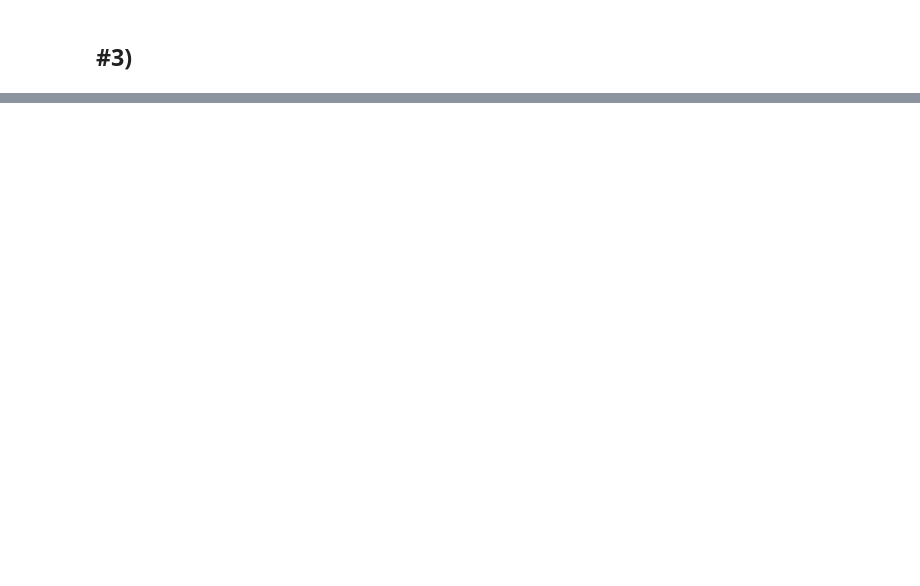
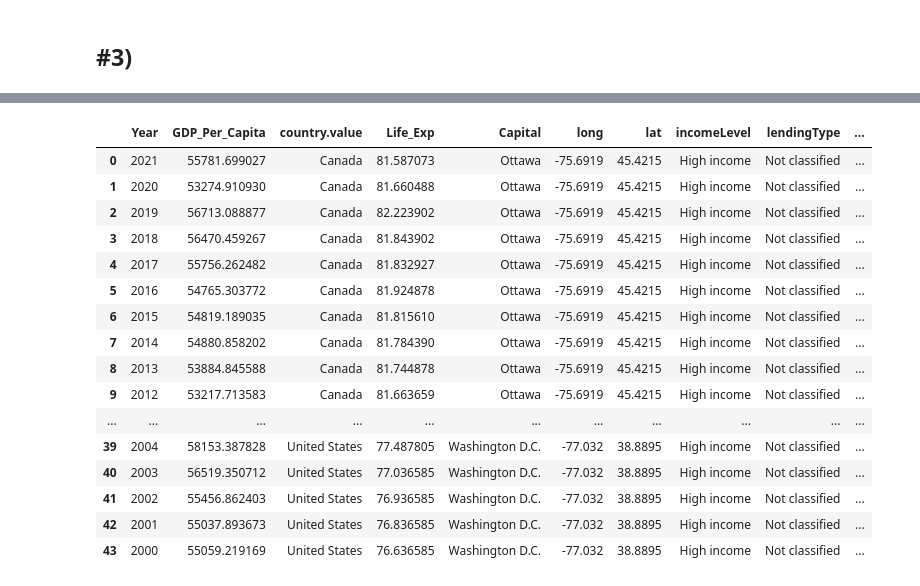
Before and after one commit to nss-data-science-cohort-8/api-exercise-ThomasDavis4757, a Jupyter notebook: notebooks/UN_Api.ipynb, the cells around one changed output, grey strips where cells are left out. Cells and saved outputs as stored; diff of their text form; code cells hidden in the pictures; blank space fills up the shorter version.

```diff
--- a/notebooks/UN_Api.ipynb
+++ b/notebooks/UN_Api.ipynb
@@ -147,0 +613,89 @@ gdp_merged
+# %%
+endpoint = 'https://api.worldbank.org/v2/country/us;can/indicator/NY.GDP.PCAP.PP.KD'
+
+params = {
+    'format': 'json',
+    'per_page': 44,
+    'date':'2000:2021'
+}
+
+response = requests.get(endpoint, params = params)
+res = response.json()
+gdp_ppp = pd.json_normalize(res[1])
+gdp_ppp = gdp_ppp.drop(['indicator.id','indicator.value','decimal','unit','obs_status'], axis = 1)
+gdp_ppp.rename(columns = {'value':'GDP_Per_Capita','date':'Year'}, inplace = True)
+
+########################################################
+
+endpoint2 = 'https://api.worldbank.org/v2/country/us;can/indicator/SP.DYN.LE00.IN'
+
+params2 = {
+    'format': 'json',
+    'per_page': 44,
+    'date':'2000:2021'
+}
+
+response2 = requests.get(endpoint2, params = params2)
+res2 = response2.json()
+LifeExp_TotYears = pd.json_normalize(res2[1])
+LifeExp_TotYears = LifeExp_TotYears.drop(['unit','obs_status','decimal','indicator.id','indicator.value'], axis = 1)
+LifeExp_TotYears.rename(columns = {'value':'Life_Exp','date':'Year'}, inplace = True)
+
+#################################################################
+
+gdp_merged = pd.merge(
+    left = gdp_ppp,
+    right = LifeExp_TotYears,
+    indicator = True
+)
+
+gdp_merged.rename(columns = {'countryiso3code':'id'}, inplace = True)
+gdp_merged = gdp_merged.drop(['_merge'], axis = 1)
+
+#######################################################
+
+endpoint3 = 'https://api.worldbank.org/v2/country/us;can'
+
+params3 = {
+    'format': 'json',
+    'per_page': 2,
+    'date':'2000:2021'
+}
+
+response3 = requests.get(endpoint3, params = params3)
+res3 = response3.json()
+Countries = pd.json_normalize(res3[1])
+Countries = Countries.drop(['iso2Code','region.id','region.iso2code','adminregion.id','adminregion.iso2code','incomeLevel.id','incomeLevel.iso2code','lendingType.id','lendingType.iso2code'], axis = 1)
+
+###########################################################
+
+countries_Merged = pd.merge(
+    left = gdp_merged,
+    right = Countries,
+    left_on = 'id',
+    right_on = 'id',
+    validate = "many_to_one",
+    how = 'left',
+    indicator = True
+)
+countries_Merged = countries_Merged.drop(['id','country.id','name','region.value','adminregion.value'], axis = 1)
+countries_Merged.rename(columns = {'date':'Year','country':'Country','capitalCity':'Capital','longitude':'long','latitude':'lat','incomeLevel.value':'incomeLevel','lendingType.value':'lendingType'}, inplace = True)
+countries_Merged
+# %% [output]
+|  | Year | GDP_Per_Capita | country.value | Life_Exp | Capital | long | lat | incomeLevel | lendingType | ... |
+| 0 | 2021 | 55781.699027 | Canada | 81.587073 | Ottawa | -75.6919 | 45.4215 | High income | Not classified | ... |
+| 1 | 2020 | 53274.910930 | Canada | 81.660488 | Ottawa | -75.6919 | 45.4215 | High income | Not classified | ... |
+| 2 | 2019 | 56713.088877 | Canada | 82.223902 | Ottawa | -75.6919 | 45.4215 | High income | Not classified | ... |
+| 3 | 2018 | 56470.459267 | Canada | 81.843902 | Ottawa | -75.6919 | 45.4215 | High income | Not classified | ... |
+| 4 | 2017 | 55756.262482 | Canada | 81.832927 | Ottawa | -75.6919 | 45.4215 | High income | Not classified | ... |
+| 5 | 2016 | 54765.303772 | Canada | 81.924878 | Ottawa | -75.6919 | 45.4215 | High income | Not classified | ... |
+| 6 | 2015 | 54819.189035 | Canada | 81.815610 | Ottawa | -75.6919 | 45.4215 | High income | Not classified | ... |
+| 7 | 2014 | 54880.858202 | Canada | 81.784390 | Ottawa | -75.6919 | 45.4215 | High income | Not classified | ... |
+| 8 | 2013 | 53884.845588 | Canada | 81.744878 | Ottawa | -75.6919 | 45.4215 | High income | Not classified | ... |
+| 9 | 2012 | 53217.713583 | Canada | 81.663659 | Ottawa | -75.6919 | 45.4215 | High income | Not classified | ... |
+| ... | ... | ... | ... | ... | ... | ... | ... | ... | ... | ... |
+| 39 | 2004 | 58153.387828 | United States | 77.487805 | Washington D.C. | -77.032 | 38.8895 | High income | Not classified | ... |
+| 40 | 2003 | 56519.350712 | United States | 77.036585 | Washington D.C. | -77.032 | 38.8895 | High income | Not classified | ... |
+| 41 | 2002 | 55456.862403 | United States | 76.936585 | Washington D.C. | -77.032 | 38.8895 | High income | Not classified | ... |
+| 42 | 2001 | 55037.893673 | United States | 76.836585 | Washington D.C. | -77.032 | 38.8895 | High income | Not classified | ... |
+| 43 | 2000 | 55059.219169 | United States | 76.636585 | Washington D.C. | -77.032 | 38.8895 | High income | Not classified | ... |
```
Also changed, not shown: parts of 47 cells of this notebook.
